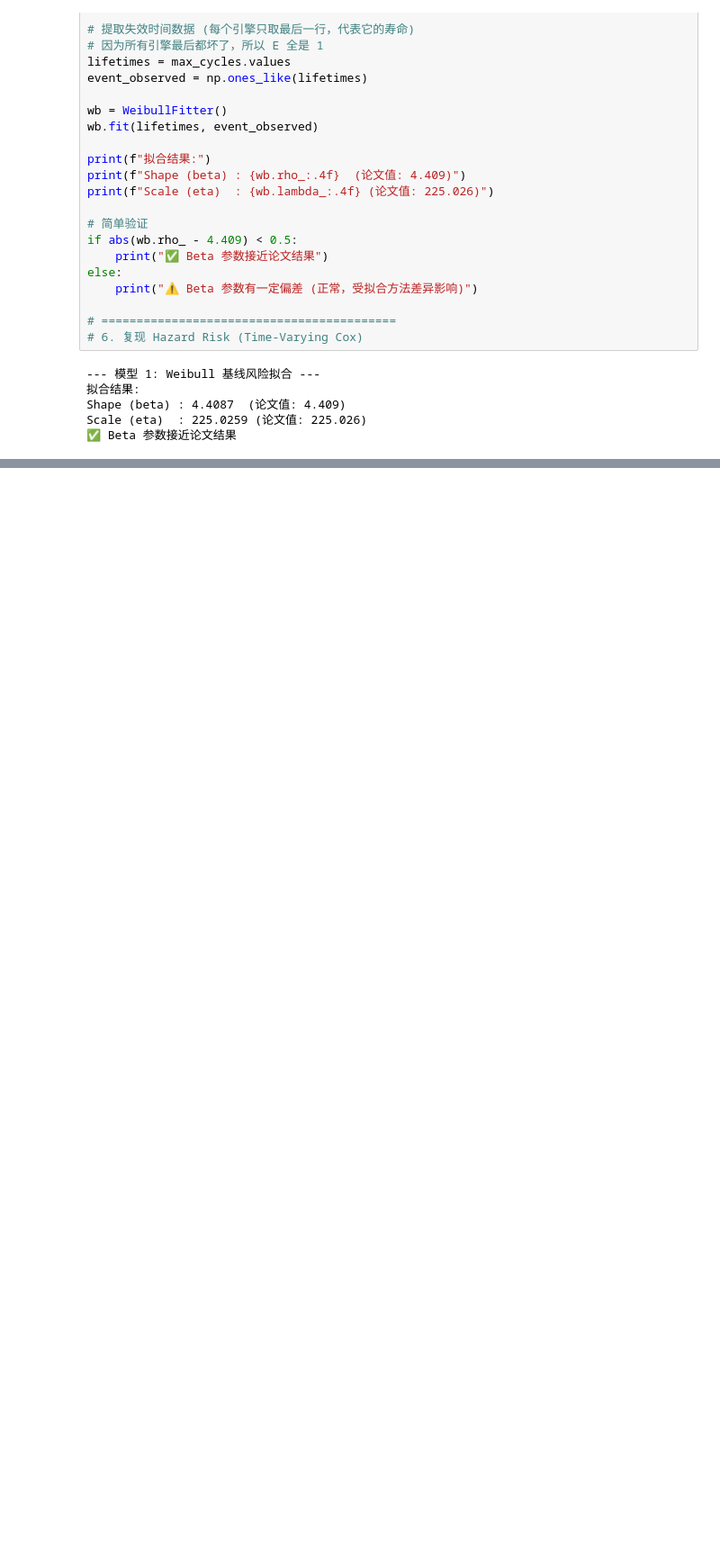
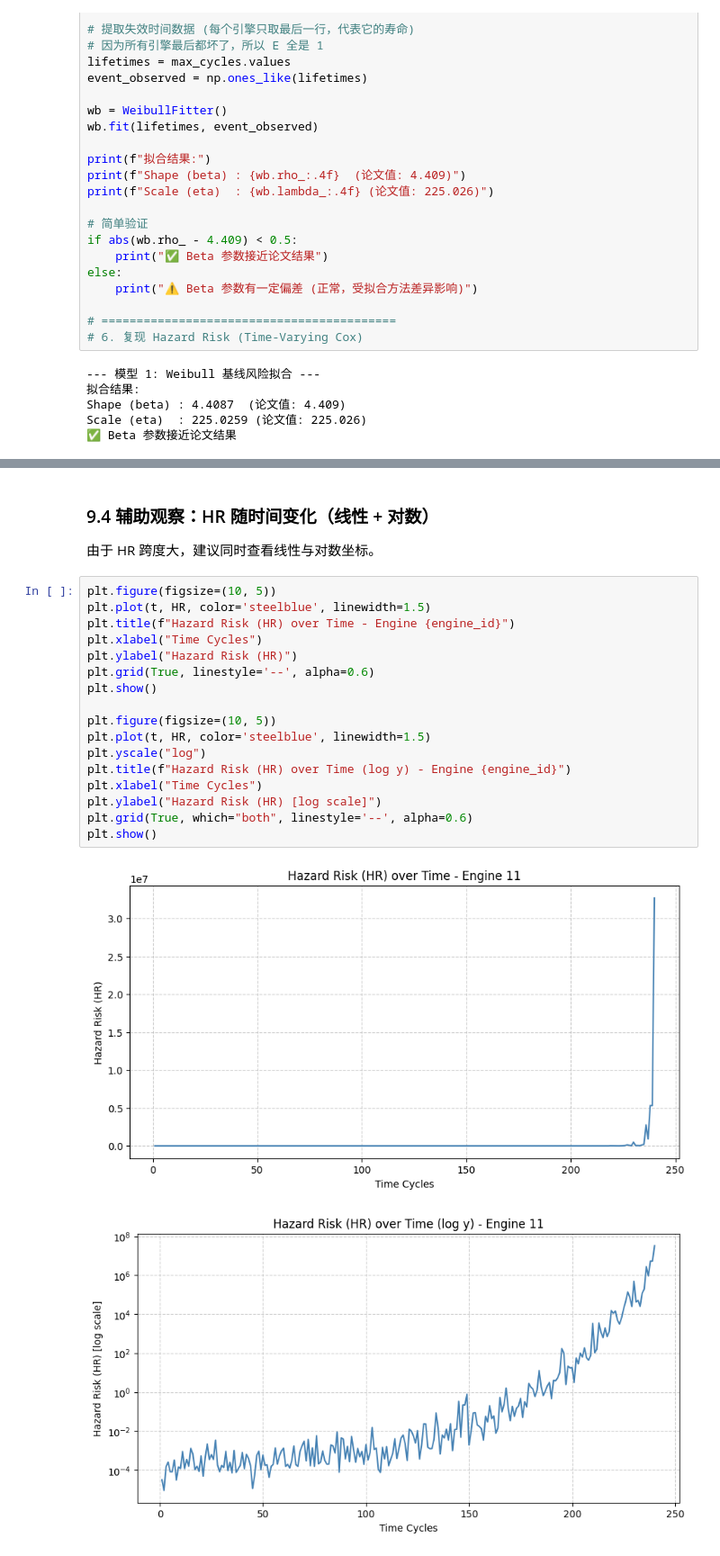
Before and after one commit to keter0001/lifelines-, a Jupyter notebook: 论文复现.ipynb, the cells around one changed output, grey strips where cells are left out. Shown at 90% size. Saved outputs shown, nothing was run; the diff lists cells and outputs as text; blank space fills up the shorter version.

```diff
--- a/论文复现.ipynb
+++ b/论文复现.ipynb
@@ -310,0 +436,24 @@ Engine 11 的 Hazard Rate 计算完成。
+# %% [markdown]
+### 9.4 辅助观察：HR 随时间变化（线性 + 对数）
+
+由于 HR 跨度大，建议同时查看线性与对数坐标。
+# %%
+plt.figure(figsize=(10, 5))
+plt.plot(t, HR, color='steelblue', linewidth=1.5)
+plt.title(f"Hazard Risk (HR) over Time - Engine {engine_id}")
+plt.xlabel("Time Cycles")
+plt.ylabel("Hazard Risk (HR)")
+plt.grid(True, linestyle='--', alpha=0.6)
+plt.show()
+
+plt.figure(figsize=(10, 5))
+plt.plot(t, HR, color='steelblue', linewidth=1.5)
+plt.yscale("log")
+plt.title(f"Hazard Risk (HR) over Time (log y) - Engine {engine_id}")
+plt.xlabel("Time Cycles")
+plt.ylabel("Hazard Risk (HR) [log scale]")
+plt.grid(True, which="both", linestyle='--', alpha=0.6)
+plt.show()
+# %% [output]
+[figure, added]
+[figure, added]
```
Also changed, not shown: parts of 43 cells of this notebook, 1 other file.
